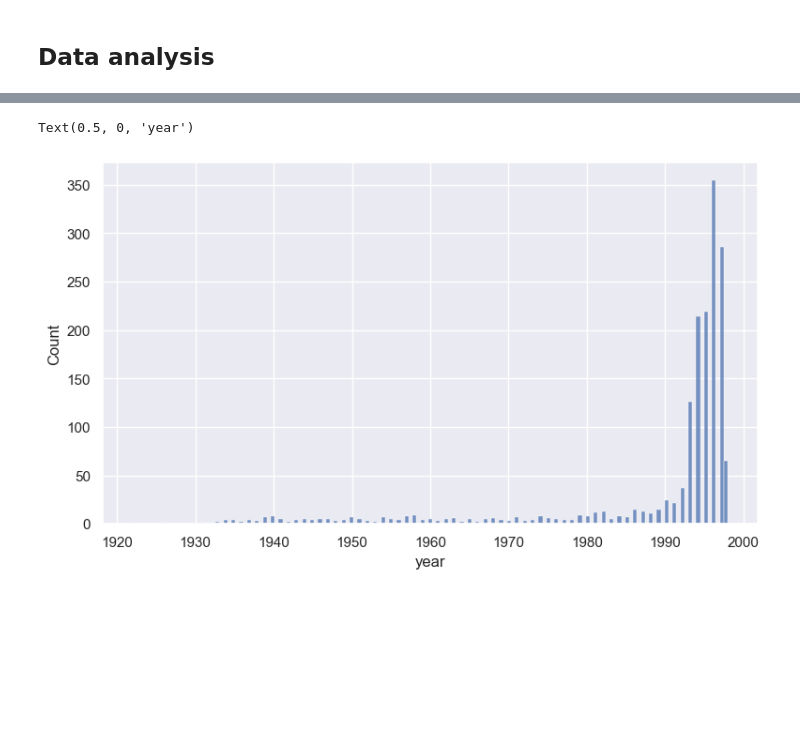
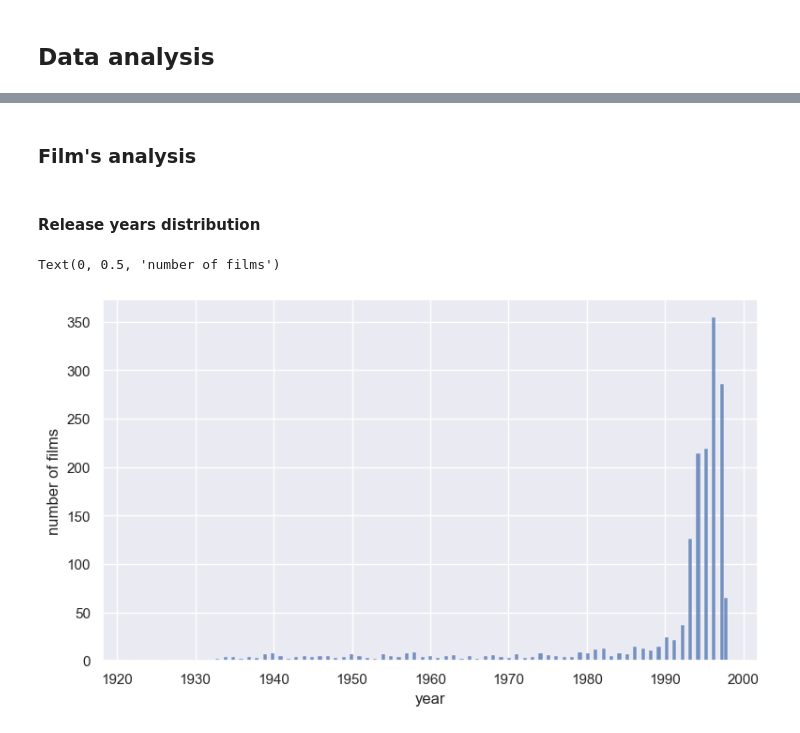
Before and after one commit to glebuben/PMLDL-Assignment-2, a Jupyter notebook: notebooks/1.0-initial-data-exporation.ipynb, the cells around one changed output, grey strips where cells are left out. Saved outputs shown, nothing was run; the diff lists cells and outputs as text; code cells hidden in the pictures; blank space fills up the shorter version.

```diff
--- a/notebooks/1.0-initial-data-exporation.ipynb
+++ b/notebooks/1.0-initial-data-exporation.ipynb
@@ -157,8 +170,9 @@ occupation
 # %% [markdown]
 ### Movies
 # %%
-genres_list = genres['Genres'].values.tolist()
-movies = pd.read_csv(extracted_path + '/u.item', delimiter='|', names=['movie id', 'movie title', 'release date', 'video release date', 'IMDb URL'] + genres_list, encoding='ANSI', index_col=0)
+# displaying 'u.occupation' file
+genres_list = genres['Genres'].values.tolist() # converting genres dataframe to list, in order to use it in columns naming
+movies = pd.read_csv(extracted_path + '/u.item', delimiter='|', names=['movie id', 'movie title', 'release date', 'video release date', 'IMDb URL'] + genres_list, encoding='ISO-8859-1', index_col=0)
 movies
 # %% [output]
 |  | movie title | release date | video release date | IMDb URL | unknown | Action | Adventure | Animation | ... |
@@ -275,17 +313,21 @@ dtype: bool
+# %% [markdown]
+### Film's analysis
+# %% [markdown]
+#### Release years distribution
 # %%
-import datetime
-import seaborn as sb
+years = [] # list for film's release years
 
-years = []
+for date in movies['release date'].values: # for each release date
+    if not pd.isna(date): # it is not none
+        year = datetime.datetime.strptime(date, '%d-%b-%Y').year # convert string to date object, then get year from converted object
+        years.append(year) # add obtained year value to the list
 
-for date in movies['release date'].values:
-    if not pd.isna(date):
-        year = datetime.datetime.strptime(date, '%d-%b-%Y').year
-        years.append(year)
+sb.set(rc={'figure.figsize':(9,5)}) # set figure size to (9, 5)
+plot = sb.histplot(x=years) # plot histogram plot
 
-sb.set(rc={'figure.figsize':(9,5)})
-plot = sb.histplot(x=years)
+# setting labels for plot
 plot.set_xlabel('year')
+plot.set_ylabel('number of films')
 # %% [output]
-Text(0.5, 0, 'year')
+Text(0, 0.5, 'number of films')
-[figure, old version]
+[figure, new version]
```
Also changed, not shown: parts of 43 cells of this notebook.
